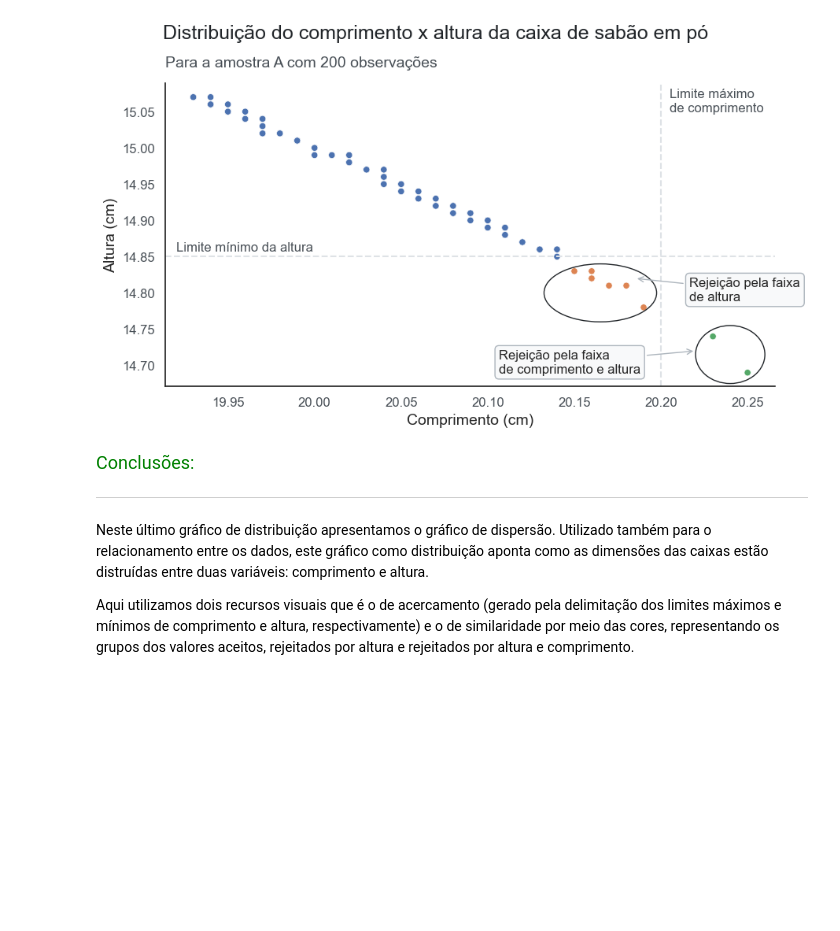
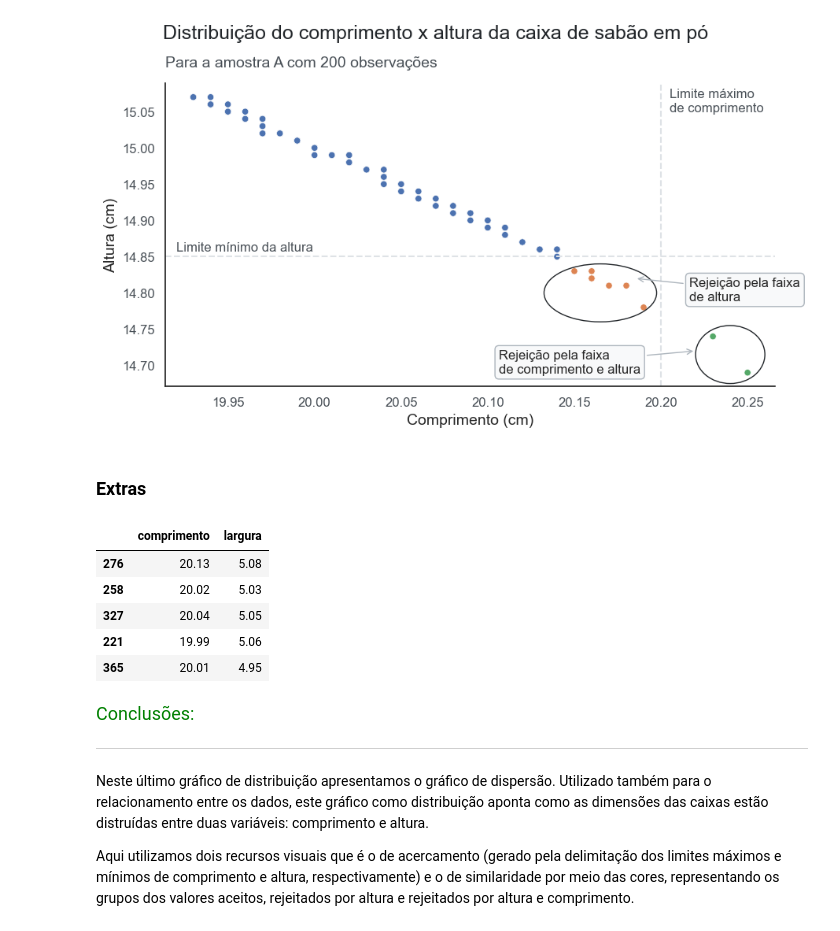
Before and after one commit to ledsouza/dataviz_vendas_lojas, a Jupyter notebook: Dataviz_ Gráficos.ipynb, the cells around one changed output. Cells and saved outputs as stored; diff of their text form; code cells hidden in the pictures; blank space fills up the shorter version.

```diff
--- a/Dataviz_ Gráficos.ipynb
+++ b/Dataviz_ Gráficos.ipynb
@@ -1627,3 +1627,15 @@ ax.annotate("Rejeição pela faixa\nde comprimento e altura", xy=(20.22, 14.72),
 plt.show()
 # %% [output]
 [figure]
+# %% [markdown]
+### Extras
+# %%
+df_b = df_medidas.query('amostra == "B"')[["comprimento", "largura"]]
+df_b.sample(5)
+# %% [output]
+|  | comprimento | largura |
+| 276 | 20.13 | 5.08 |
+| 258 | 20.02 | 5.03 |
+| 327 | 20.04 | 5.05 |
+| 221 | 19.99 | 5.06 |
+| 365 | 20.01 | 4.95 |
```
Also changed, not shown: parts of 1 cell of this notebook.
